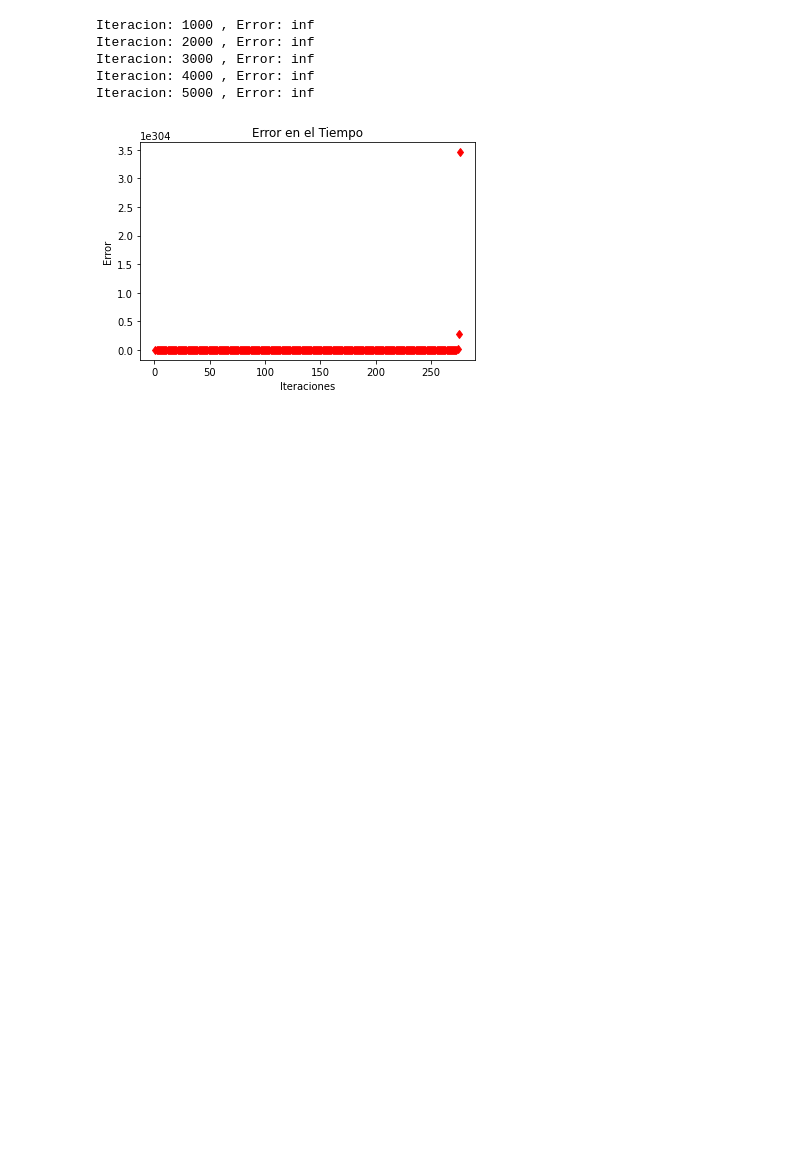
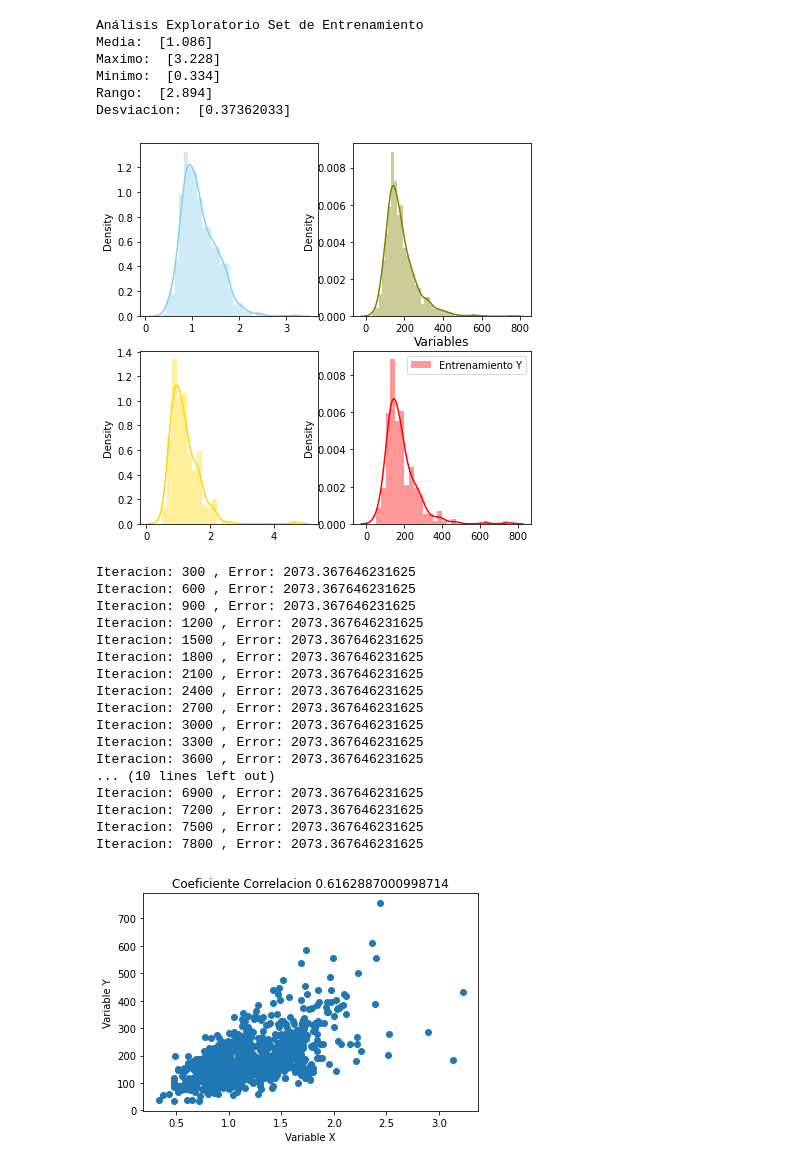
Before and after one commit to lmambrosio/PryFinalPython, a Jupyter notebook: ProyectoFinal.ipynb, the cells around one changed output. Saved outputs shown, nothing was run; the diff lists cells and outputs as text; code cells hidden in the pictures; blank space fills up the shorter version.

```diff
--- a/ProyectoFinal.ipynb
+++ b/ProyectoFinal.ipynb
@@ -203,11 +8,0 @@ class regresion_lineal:
-# %%
-path = "C:\\Users\\Marcela Ambrosio\\OneDrive\\Documentos\\Galileo\\Ciencia de Datos en python\\Proyecto Final\\proyecto_data\\"
-file_name = "proyecto_training_data.npy"
-pryfinal = regresion_lineal(path,file_name)
-# %% [output]
-Iteracion: 1000 , Error: inf
-Iteracion: 2000 , Error: inf
-Iteracion: 3000 , Error: inf
-Iteracion: 4000 , Error: inf
-Iteracion: 5000 , Error: inf
-[figure, removed]
@@ -213,0 +159,28 @@ Iteracion: 5000 , Error: inf
+# %%
+pryfinal = regresion_lineal(8000,300,0.7)
+# %% [output]
+Análisis Exploratorio Set de Entrenamiento
+Media:  [1.086]
+Maximo:  [3.228]
+Minimo:  [0.334]
+Rango:  [2.894]
+Desviacion:  [0.37362033]
+[figure, added]
+Iteracion: 300 , Error: 2073.367646231625
+Iteracion: 600 , Error: 2073.367646231625
+Iteracion: 900 , Error: 2073.367646231625
+Iteracion: 1200 , Error: 2073.367646231625
+Iteracion: 1500 , Error: 2073.367646231625
+Iteracion: 1800 , Error: 2073.367646231625
+Iteracion: 2100 , Error: 2073.367646231625
+Iteracion: 2400 , Error: 2073.367646231625
+Iteracion: 2700 , Error: 2073.367646231625
+Iteracion: 3000 , Error: 2073.367646231625
+Iteracion: 3300 , Error: 2073.367646231625
+Iteracion: 3600 , Error: 2073.367646231625
+... (10 lines left out)
+Iteracion: 6900 , Error: 2073.367646231625
+Iteracion: 7200 , Error: 2073.367646231625
+Iteracion: 7500 , Error: 2073.367646231625
+Iteracion: 7800 , Error: 2073.367646231625
+[figure, added]
```
Also changed, not shown: parts of 4 cells of this notebook.
